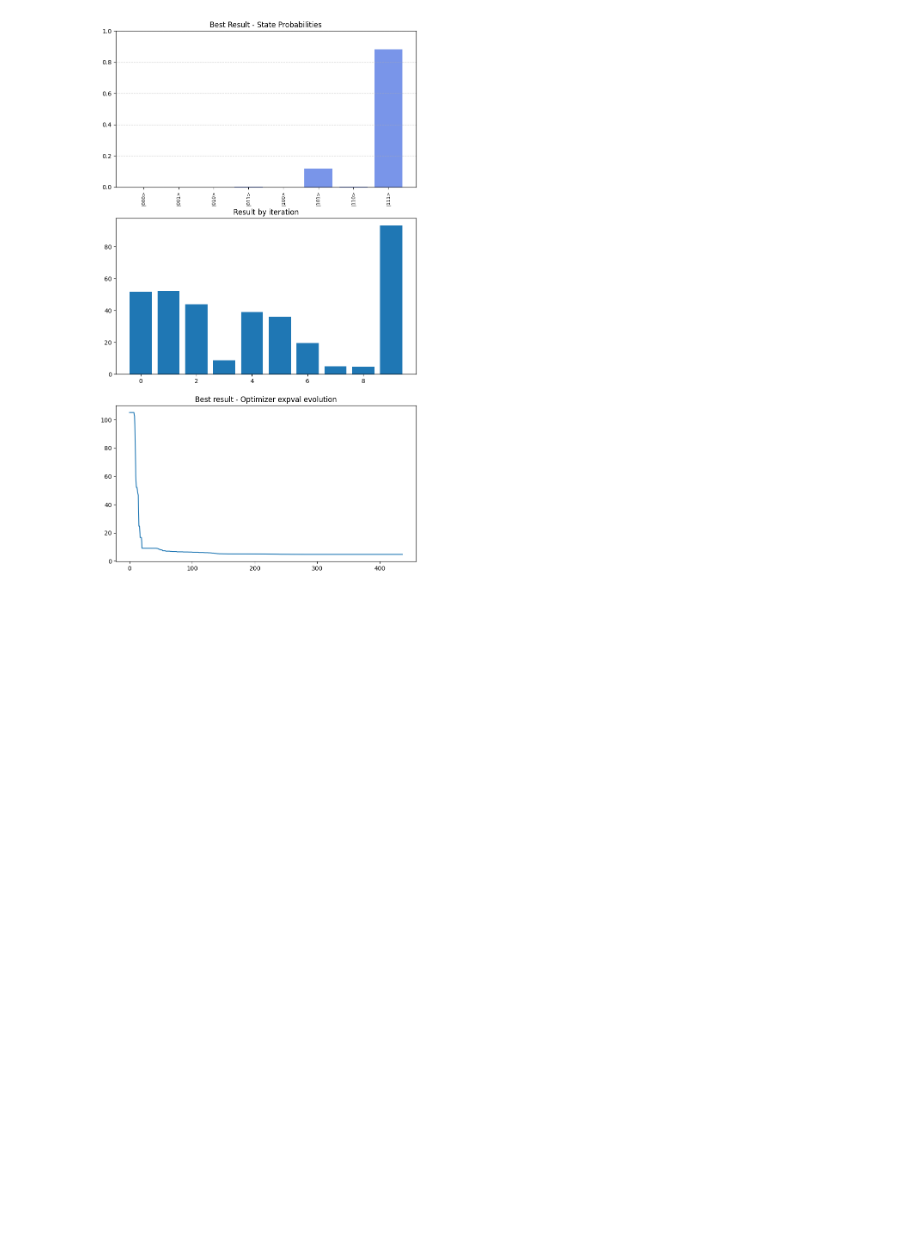
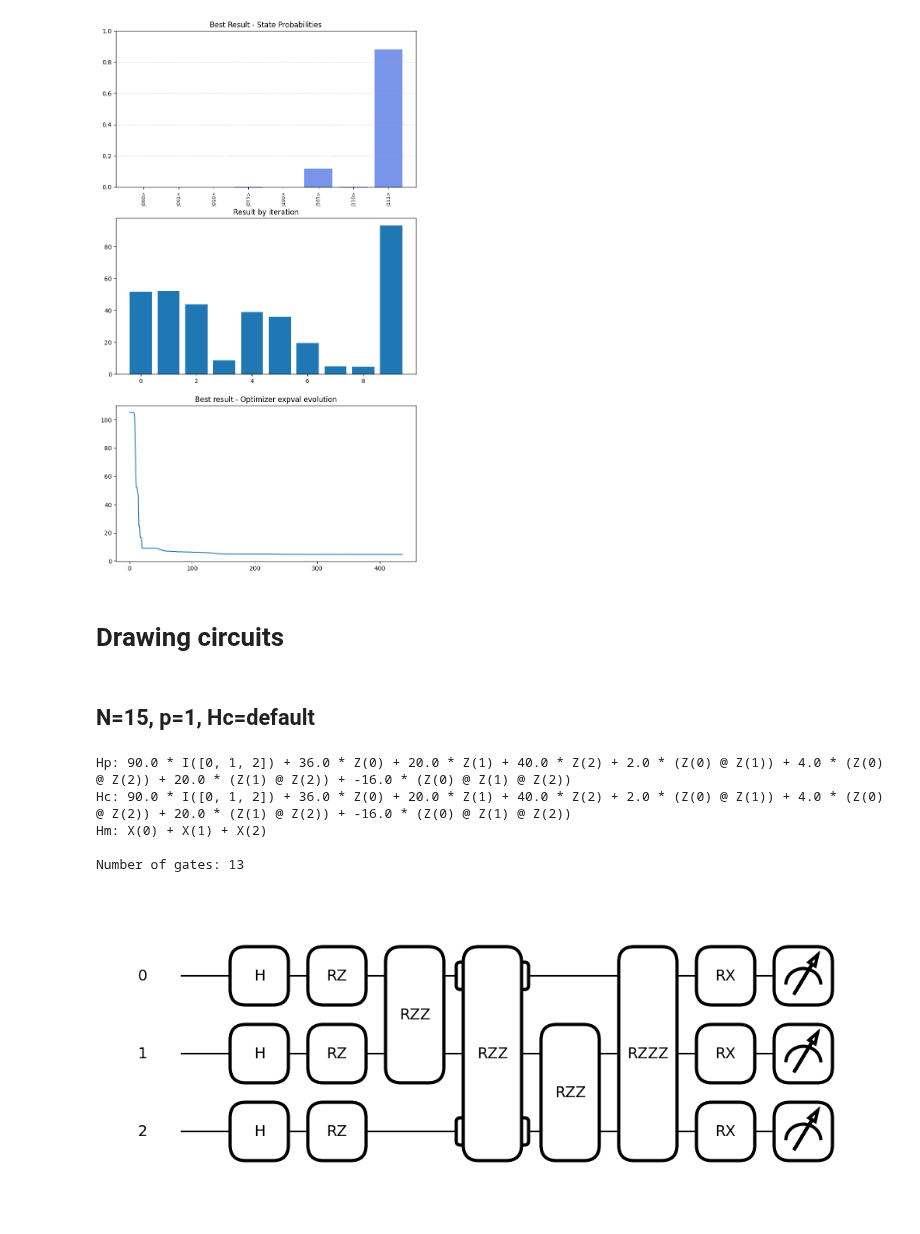
Before and after one commit to fpllcr/master-thesis, a Jupyter notebook: qaoa_factorization/notebooks/playground.ipynb, the cells around one changed output. Saved outputs shown, nothing was run; the diff lists cells and outputs as text; code cells hidden in the pictures; blank space fills up the shorter version.

Commit message:
Add draw_circuit function and num_gates attribute

```diff
--- a/qaoa_factorization/notebooks/playground.ipynb
+++ b/qaoa_factorization/notebooks/playground.ipynb
@@ -40,3 +42,26 @@ axs[2].plot(monitoring[best['iter']]['cost_evol'])
 axs[2].title.set_text('Best result - Optimizer expval evolution')
 # %% [output]
 [figure]
+# %% [markdown]
+# Drawing circuits
+# %% [markdown]
+## N=15, p=1, Hc=default
+# %%
+solver = QAOASolver(N=15, p=1,
+                    problem_hamiltonian_gen=default_problem_H,
+                    mixer_hamiltonian_gen=default_mixer_H,
+                    cost_hamiltonian_gen=default_problem_H)
+
+print(f'Hp: {solver.Hp}')
+print(f'Hc: {solver.Hc}')
+print(f'Hm: {solver.Hm}')
+print(f'\nNumber of gates: {solver.num_gates}')
+
+solver.draw_circuit()
+# %% [output]
+Hp: 90.0 * I([0, 1, 2]) + 36.0 * Z(0) + 20.0 * Z(1) + 40.0 * Z(2) + 2.0 * (Z(0) @ Z(1)) + 4.0 * (Z(0) @ Z(2)) + 20.0 * (Z(1) @ Z(2)) + -16.0 * (Z(0) @ Z(1) @ Z(2))
+Hc: 90.0 * I([0, 1, 2]) + 36.0 * Z(0) + 20.0 * Z(1) + 40.0 * Z(2) + 2.0 * (Z(0) @ Z(1)) + 4.0 * (Z(0) @ Z(2)) + 20.0 * (Z(1) @ Z(2)) + -16.0 * (Z(0) @ Z(1) @ Z(2))
+Hm: X(0) + X(1) + X(2)
+
+Number of gates: 13
+[figure, added]
```
Also changed, not shown: parts of 11 cells of this notebook, 12 other files.
